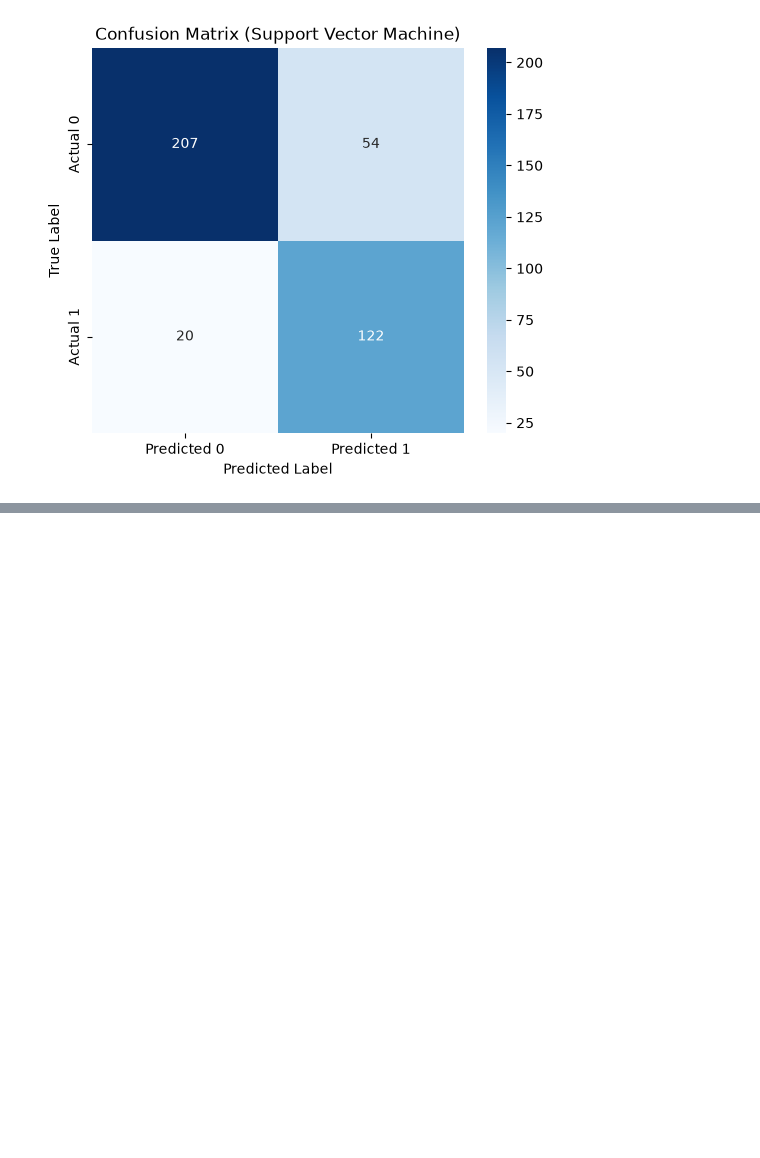
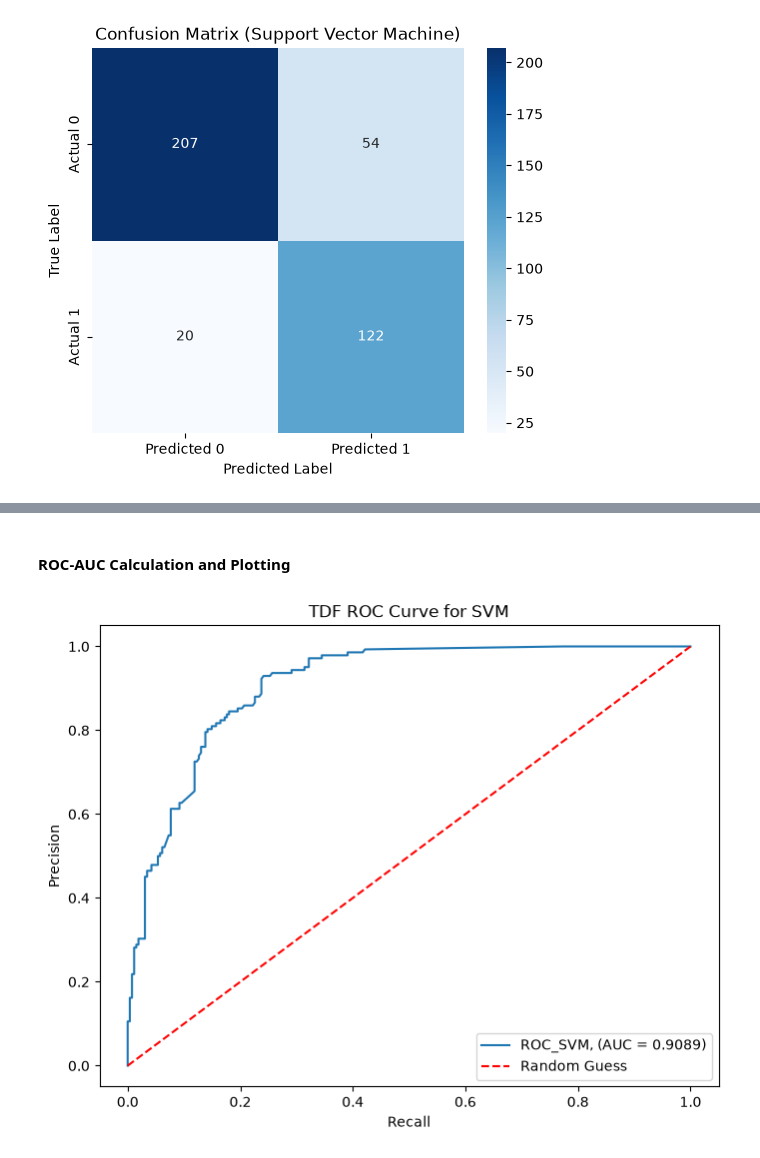
Before and after one commit to NoelOkumu/Eneza-Data-Science-Residential-training-2026, a Jupyter notebook: Day1/mutatio_profile1.ipynb, the cells around one changed output, grey strips where cells are left out. Cells and saved outputs as stored; diff of their text form; code cells hidden in the pictures; blank space fills up the shorter version.

```diff
--- a/Day1/mutatio_profile1.ipynb
+++ b/Day1/mutatio_profile1.ipynb
@@ -1740,0 +1778,24 @@ plt.show()
+# %% [markdown]
+#### ROC-AUC Calculation and Plotting
+# %%
+#Import required libraries
+from sklearn.metrics import roc_curve, auc
+
+# Generate scores
+y_svm_scores = svm_model.predict_proba(X_test_array)[:, 1]
+
+# Fit metrics to curve
+fpr, tpr, _ = roc_curve(y_test, y_svm_scores)
+roc_auc = auc(fpr, tpr)
+
+#Plot curve
+plt.figure(figsize = (8,6))
+plt.plot(fpr, tpr, label=f"ROC_SVM, (AUC = {roc_auc :.4f})")
+plt.plot([0,1],[0,1],"r--",label = "Random Guess")
+plt.xlabel("Recall")
+plt.ylabel("Precision")
+plt.title("TDF ROC Curve for SVM")
+plt.legend()
+plt.show()
+# %% [output]
+[figure, added]
```
Also changed, not shown: parts of 18 cells of this notebook.
